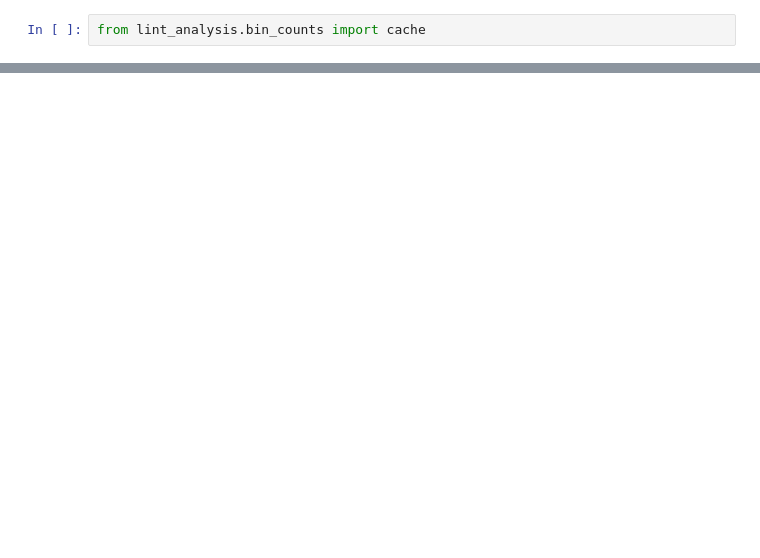
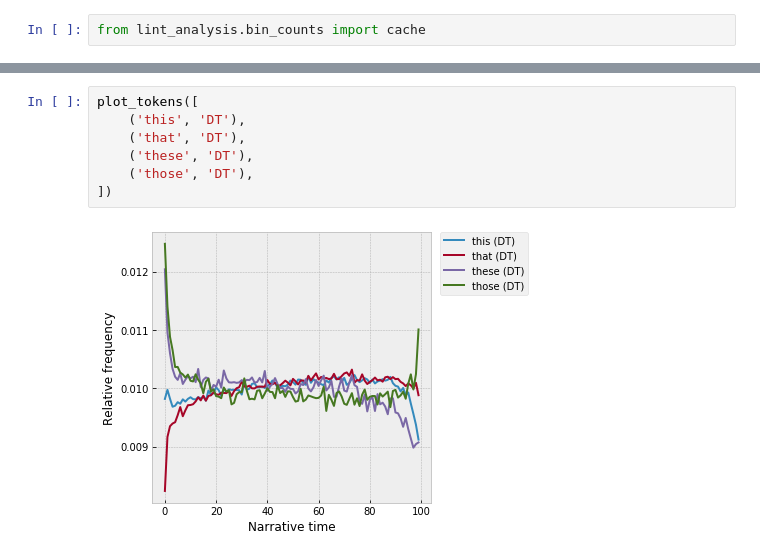
Before and after one commit to davidmcclure/lint-analysis, a Jupyter notebook: notebooks/posts/03-stopwords/cohorts.ipynb, the cells around one changed output, grey strips where cells are left out. Drawn from its saved outputs; the diff is of its cells as text; blank space fills up the shorter version.

```diff
--- a/notebooks/posts/03-stopwords/cohorts.ipynb
+++ b/notebooks/posts/03-stopwords/cohorts.ipynb
@@ -226,0 +79,9 @@ cohorts.plot_multiples()
+# %%
+plot_tokens([
+    ('this', 'DT'),
+    ('that', 'DT'),
+    ('these', 'DT'),
+    ('those', 'DT'),
+])
+# %% [output]
+[figure, added]
```
Also changed, not shown: parts of 51 cells of this notebook, 8 other files.
